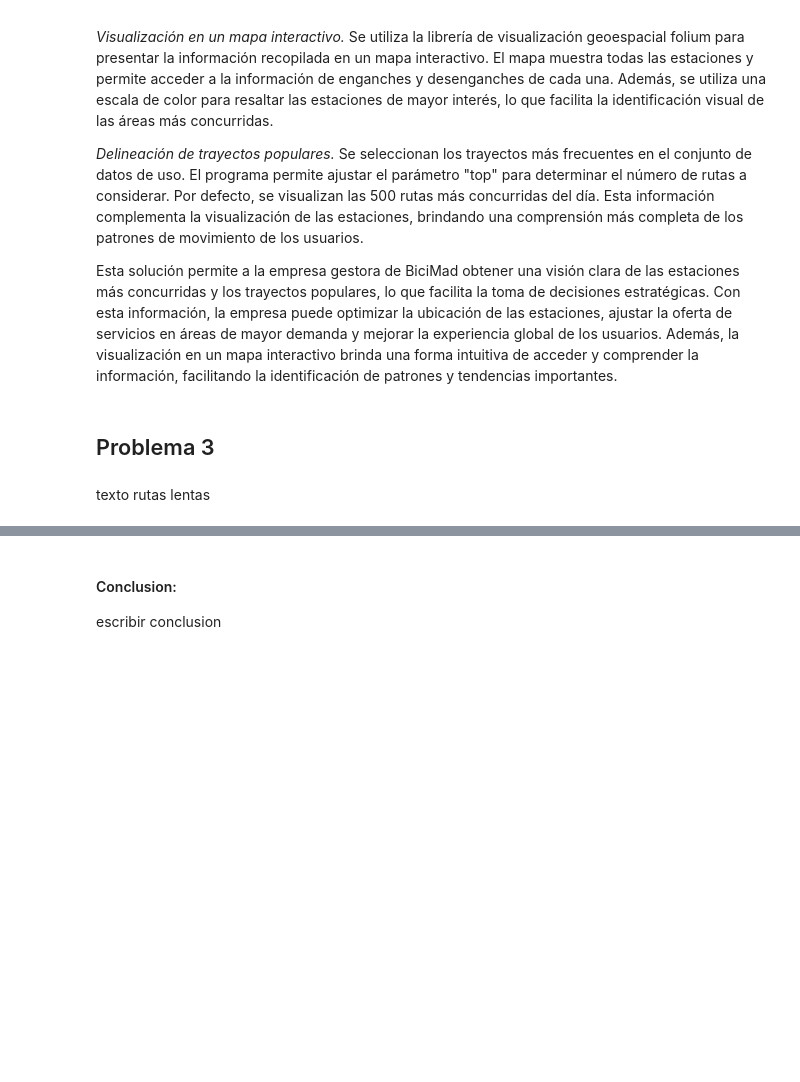
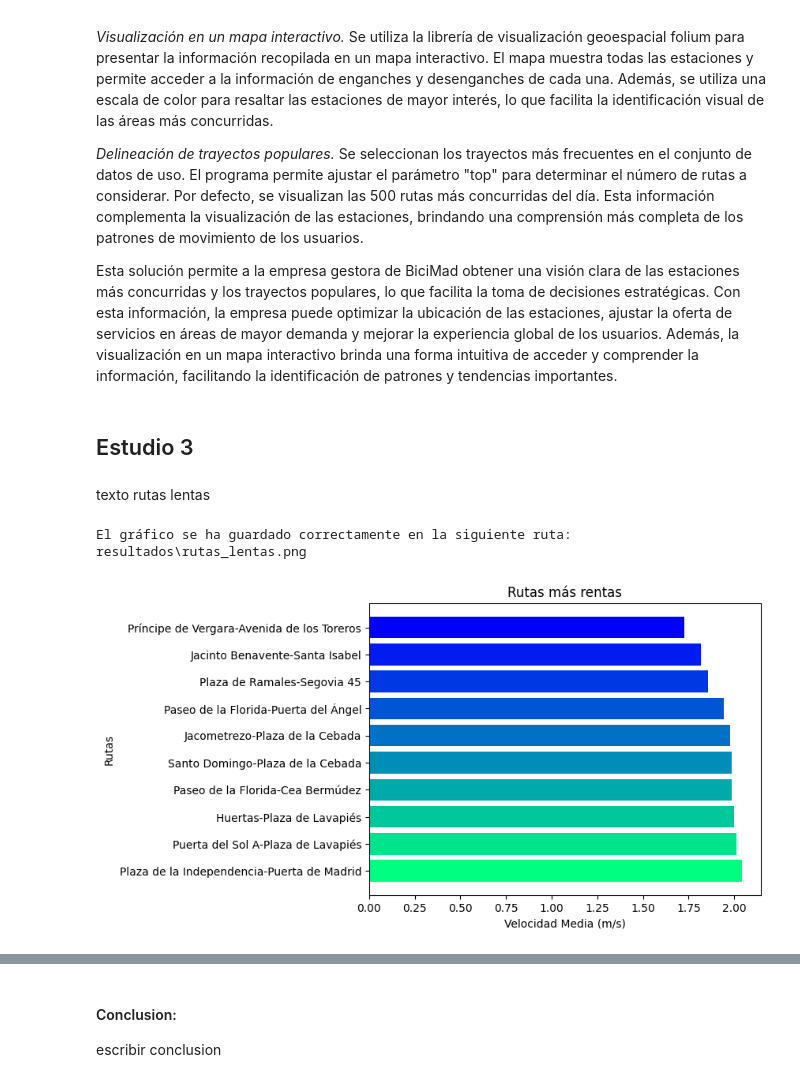
Before and after one commit to DavMat857/BiciMad, a Jupyter notebook: summary.ipynb, the cells around one changed output, grey strips where cells are left out. Drawn from its saved outputs; the diff is of its cells as text; code cells hidden in the pictures; blank space fills up the shorter version.

```diff
--- a/summary.ipynb
+++ b/summary.ipynb
@@ -111,19 +111,25 @@ Para abordar este problema, se ha desarrollado un programa que utiliza datos de
 
 Esta solución permite a la empresa gestora de BiciMad obtener una visión clara de las estaciones más concurridas y los trayectos populares, lo que facilita la toma de decisiones estratégicas. Con esta información, la empresa puede optimizar la ubicación de las estaciones, ajustar la oferta de servicios en áreas de mayor demanda y mejorar la experiencia global de los usuarios. Además, la visualización en un mapa interactivo brinda una forma intuitiva de acceder y comprender la información, facilitando la identificación de patrones y tendencias importantes.
 # %% [markdown]
-## Problema 3
+## Estudio 3
 # %% [markdown]
 texto rutas lentas
 # %%
 from pyspark.sql import SparkSession
 from scripts.rutas_lentas import obtener_velocidades
 
 # Creamos la sesión de Spark
-spark_session = SparkSession.builder.appName("RutasLentas").config("spark.executor.memory", "8g").getOrCreate()
+spark_session = SparkSession.builder.appName("RutasLentas").getOrCreate()
 spark_session.sparkContext.setLogLevel("ERROR")
 
 # Elegimos el mes que vamos a analizar
 ruta_movements = r"datos\movements\202012_movements.json"
 ruta_stations = r"datos\stations\202012_stations.json"
 
-velocidades = obtener_velocidades(ruta_movements, ruta_stations, spark_session, min_count=50, top_n=10)
+# Ruta donde vamos a guardar los resultados
+ruta_resultados = r"resultados\rutas_lentas.png"
+
+top_rutas_lentas = obtener_velocidades(ruta_movements, ruta_stations, ruta_resultados, spark_session, min_count=50, top_n=10)
+# %% [output]
+El gráfico se ha guardado correctamente en la siguiente ruta: resultados\rutas_lentas.png
+[figure, added]
```
Also changed, not shown: parts of 5 cells of this notebook, 3 other files.
